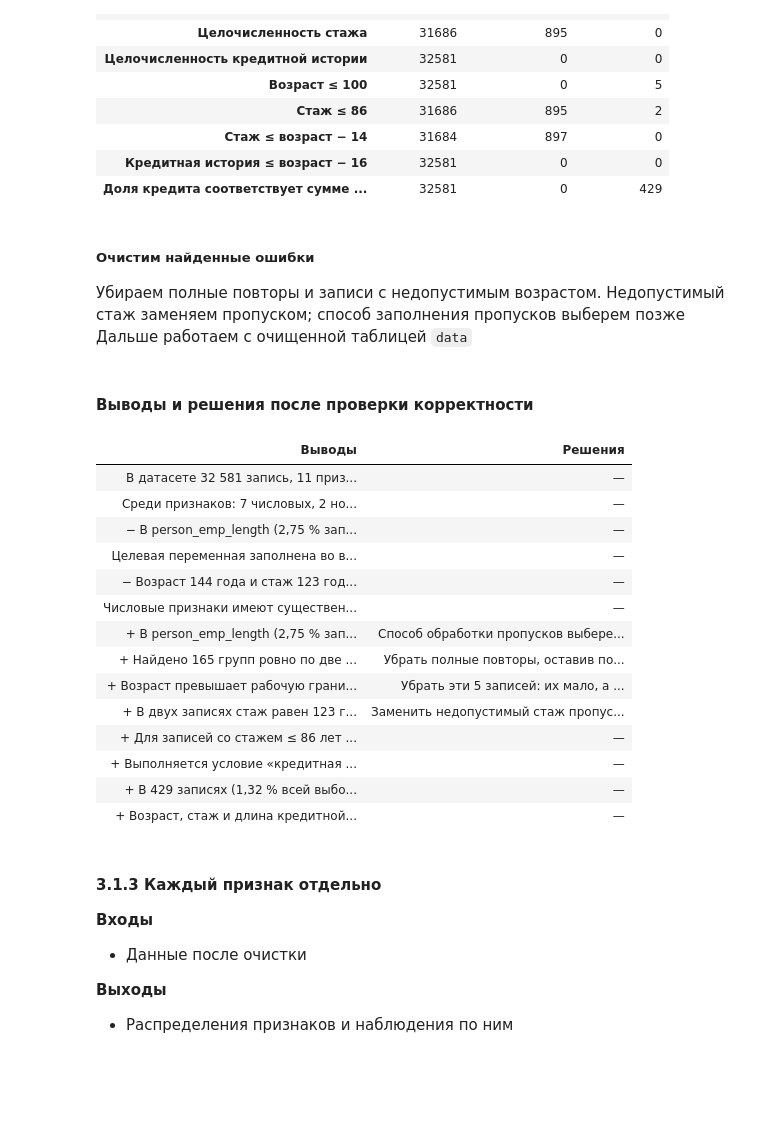
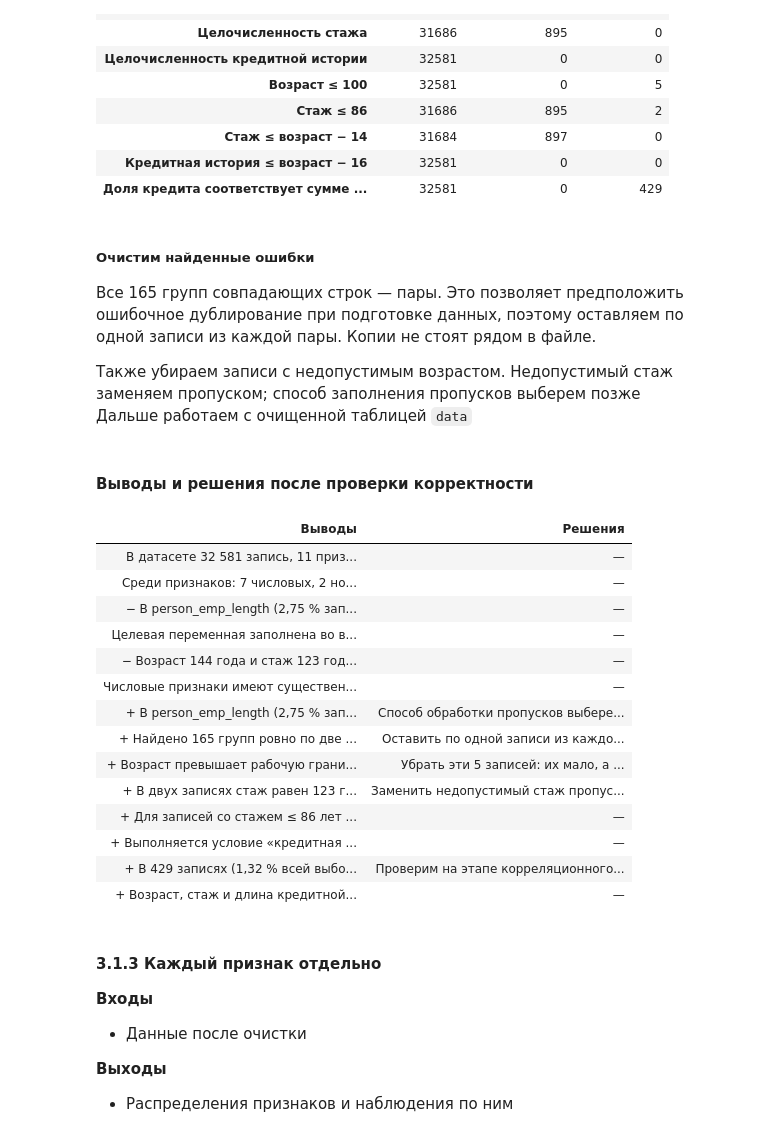
Before and after one commit to wizardOfOz21/ml-classification-coursework, a Jupyter notebook: build/solution.ipynb, the cells around one changed output. Drawn from its saved outputs; the diff is of its cells as text; code cells hidden in the pictures; blank space fills up the shorter version.

```diff
--- a/build/solution.ipynb
+++ b/build/solution.ipynb
@@ -654,6 +677,8 @@ display(pd.DataFrame(constraint_results).set_index('Проверка').rename_ax
 # %% [markdown]
 ##### Очистим найденные ошибки
 
-Убираем полные повторы и записи с недопустимым возрастом. Недопустимый стаж заменяем пропуском; способ заполнения пропусков выберем позже\
+Все 165 групп совпадающих строк — пары. Это позволяет предположить ошибочное дублирование при подготовке данных, поэтому оставляем по одной записи из каждой пары. Копии не стоят рядом в файле.
+
+Также убираем записи с недопустимым возрастом. Недопустимый стаж заменяем пропуском; способ заполнения пропусков выберем позже\
 Дальше работаем с очищенной таблицей `data`
 # %%
@@ -669,30 +693,30 @@ data.loc[invalid_employment, 'person_emp_length'] = float('nan')
 # %%
 conclusions = update_findings(conclusions, [
     ('f03', 'В person_emp_length (2,75 % записей) и в loan_int_rate (9.56% записей) есть пропуски', 'Способ обработки пропусков выберем после анализа распределений'),
-    ('f07', 'Найдено 165 групп ровно по две полностью одинаковые строки: 330 записей, из них 165 повторных (0,51 % выборки).\nВозможно, записи повторились при подготовке данных', 'Убрать полные повторы, оставив по одной записи'),
+    ('f07', 'Найдено 165 групп ровно по две полностью одинаковые строки: 330 записей, из них 165 повторных (0,51 % выборки).\nВсе повторы парные; соседних копий нет. Считаем это признаком ошибочного дублирования при подготовке данных', 'Оставить по одной записи из каждой пары, исходя из предположения об ошибочном дублировании'),
     ('f08', 'Возраст превышает рабочую границу 100 лет в 5 записях: 144 года в трёх записях, 123 года в двух', 'Убрать эти 5 записей: их мало, а надёжно восстановить возраст нельзя'),
     ('f09', 'В двух записях стаж равен 123 годам и превышает выбранную границу 86 лет', 'Заменить недопустимый стаж пропусками, сохранив записи'),
     ('f10', 'Для записей со стажем ≤ 86 лет выполняется условие «стаж ≤ возраст − 14»', '—'),
     ('f11', 'Выполняется условие «кредитная история ≤ возраст − 16»', '—'),
-    ('f12', 'В 429 записях (1,32 % всей выборки) доля кредита отличается от отношения суммы к доходу более чем на 0,005; одним округлением до сотых эти расхождения не объясняются', '—'),
+    ('f12', 'В 429 записях (1,32 % всей выборки) доля кредита отличается от отношения суммы к доходу более чем на 0,005; одним округлением до сотых эти расхождения не объясняются', 'Проверим на этапе корреляционного анализа'),
     ('f13', 'Возраст, стаж и длина кредитной истории везде, где они указаны, записаны целыми числами', '—'),
 ], remove=['f05'])
 display(findings_view(conclusions))
 # %% [output]
 | Выводы | Решения |
 | В датасете 32 581 запись, 11 приз... | — |
 | Среди признаков: 7 числовых, 2 но... | — |
 | − В person_emp_length (2,75 % зап... | — |
 | Целевая переменная заполнена во в... | — |
 | − Возраст 144 года и стаж 123 год... | — |
 | Числовые признаки имеют существен... | — |
 | + В person_emp_length (2,75 % зап... | Способ обработки пропусков выбере... |
-| + Найдено 165 групп ровно по две ... | Убрать полные повторы, оставив по... |
+| + Найдено 165 групп ровно по две ... | Оставить по одной записи из каждо... |
 | + Возраст превышает рабочую грани... | Убрать эти 5 записей: их мало, а ... |
 | + В двух записях стаж равен 123 г... | Заменить недопустимый стаж пропус... |
 | + Для записей со стажем ≤ 86 лет ... | — |
 | + Выполняется условие «кредитная ... | — |
-| + В 429 записях (1,32 % всей выбо... | — |
+| + В 429 записях (1,32 % всей выбо... | Проверим на этапе корреляционного... |
 | + Возраст, стаж и длина кредитной... | — |
 # %% [markdown]
 #### 3.1.3 Каждый признак отдельно
```
Also changed, not shown: parts of 37 cells of this notebook, 16 other files.
